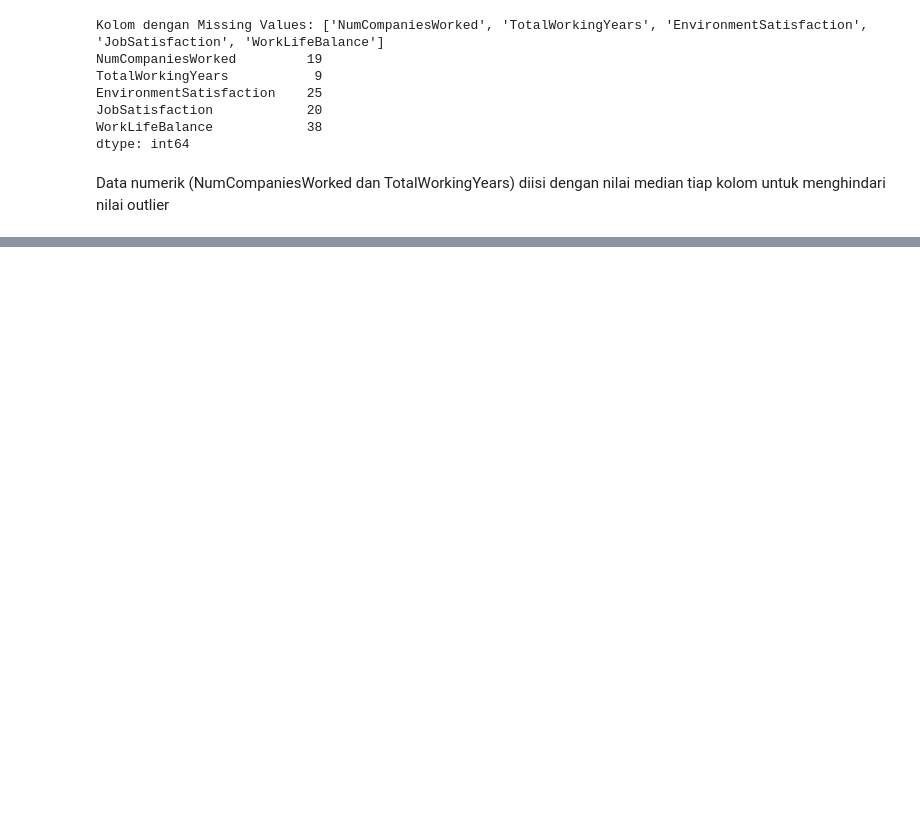
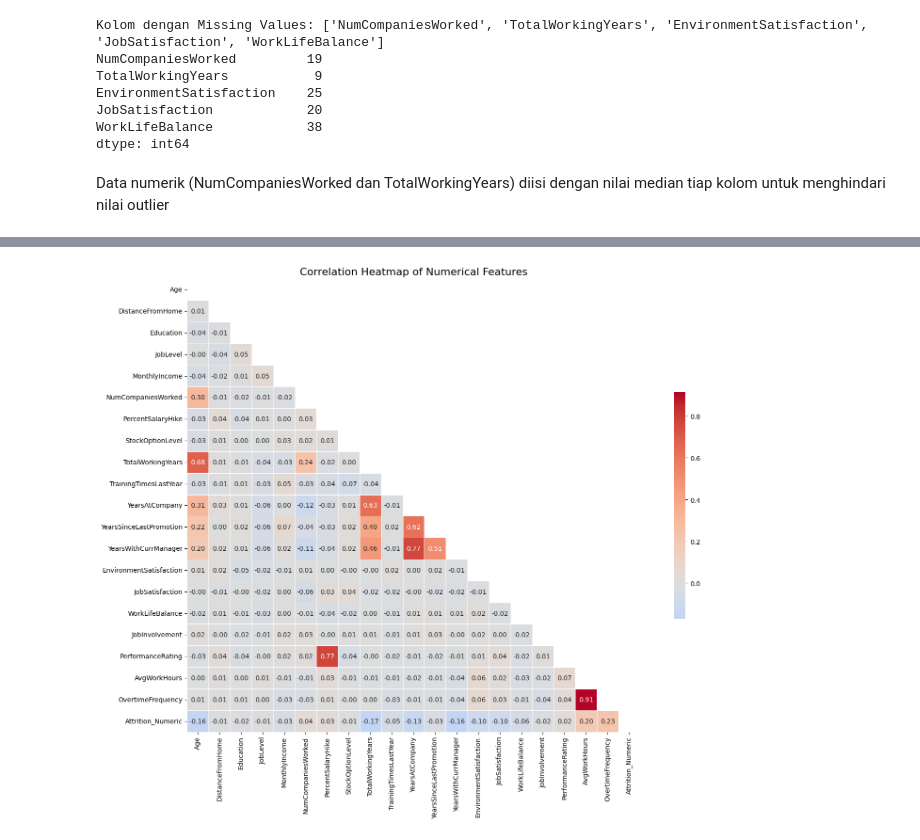
Before and after one commit to data-forge-60/hr_analytics, a Jupyter notebook: notebooks/data_clarify.ipynb, the cells around one changed output, grey strips where cells are left out. Saved outputs shown, nothing was run; the diff lists cells and outputs as text; code cells hidden in the pictures; blank space fills up the shorter version.

```diff
--- a/notebooks/data_clarify.ipynb
+++ b/notebooks/data_clarify.ipynb
@@ -27,0 +109,24 @@ df['TotalWorkingYears'] = df['TotalWorkingYears'].fillna(df['TotalWorkingYears']
+# %%
+cols_to_drop = ['EmployeeID', 'EmployeeCount', 'StandardHours']
+numeric_df = numeric_df.drop(columns=[c for c in cols_to_drop if c in numeric_df.columns])
+
+corr_matrix = numeric_df.corr()
+
+plt.figure(figsize=(16, 12))
+mask = np.triu(np.ones_like(corr_matrix, dtype=bool))
+
+sns.heatmap(
+    corr_matrix,
+    mask=mask,
+    annot=True,
+    fmt=".2f",
+    cmap='coolwarm',
+    center=0,
+    square=True,
+    linewidths=.5,
+    cbar_kws={"shrink": .5}
+)
+plt.title('Correlation Heatmap of Numerical Features', fontsize=16)
+plt.tight_layout()
+# %% [output]
+[figure, added]
```
Also changed, not shown: parts of 8 cells of this notebook, 3 other files.
